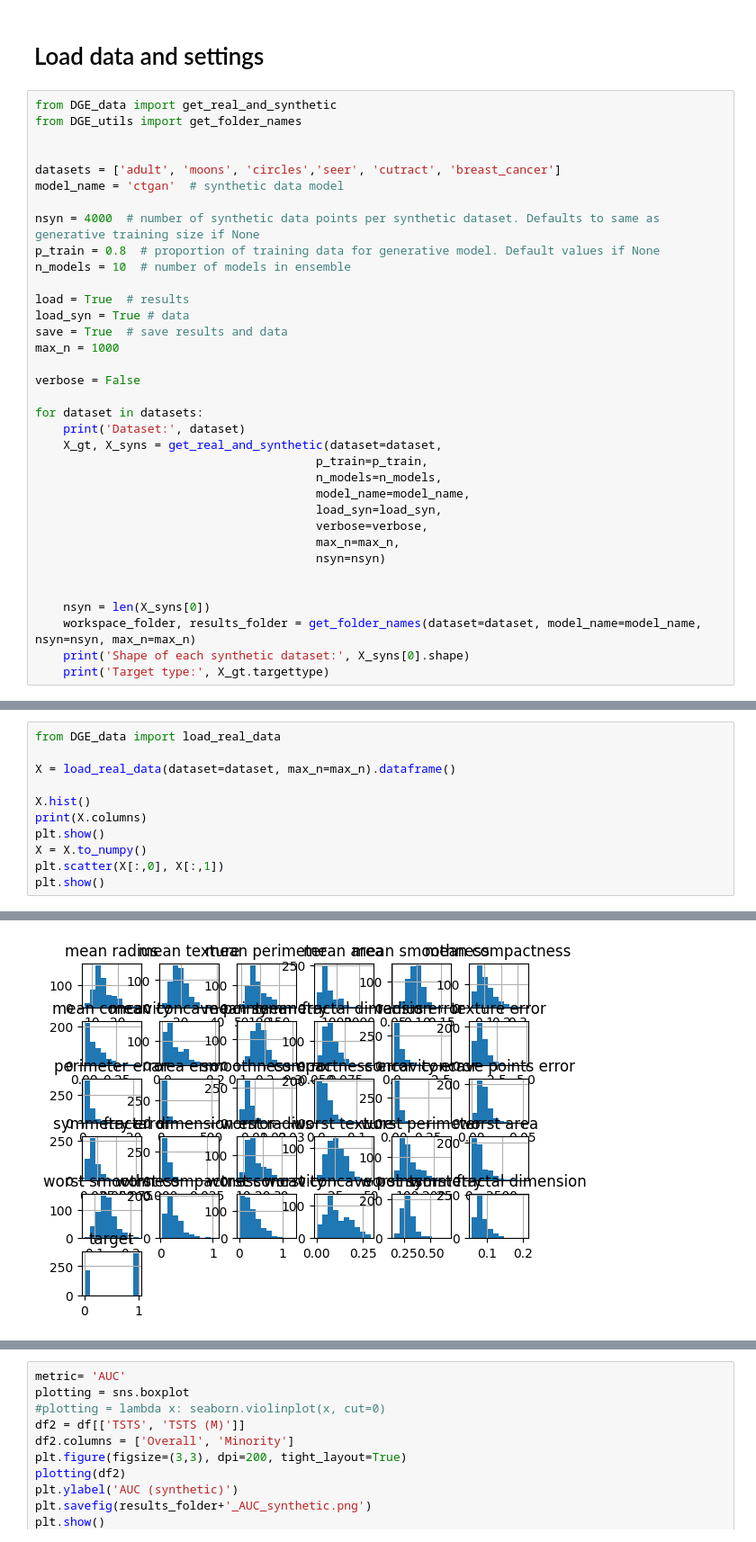
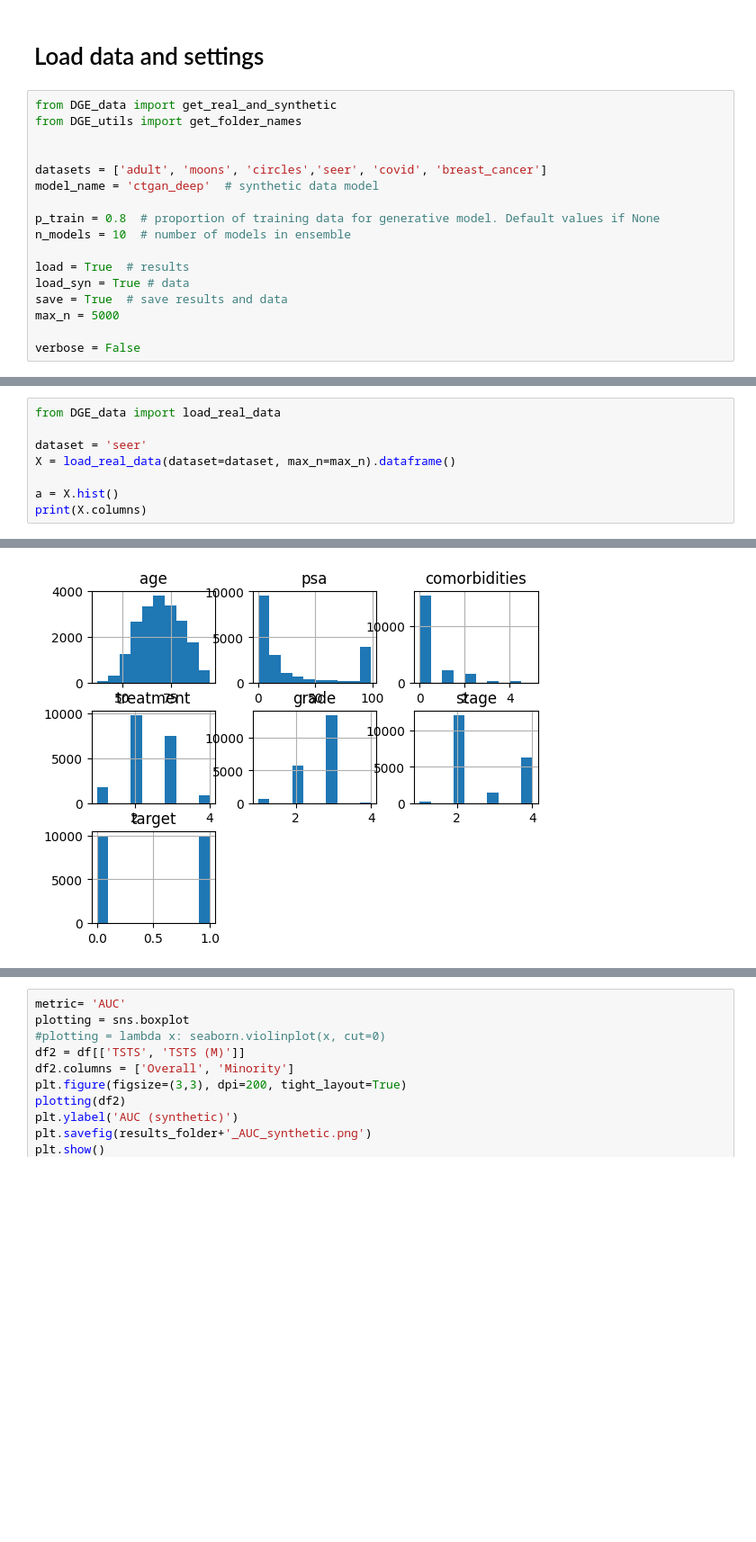
Before and after one commit to bvanbreugel/deep_generative_ensemble, a Jupyter notebook: underrepresented_study.ipynb, the cells around one changed output, grey strips where cells are left out. Shown at 90% size. Drawn from its saved outputs; the diff is of its cells as text; blank space fills up the shorter version.

```diff
--- a/underrepresented_study.ipynb
+++ b/underrepresented_study.ipynb
@@ -34,33 +34,15 @@ from DGE_data import get_real_and_synthetic
 from DGE_utils import get_folder_names
 
 
-datasets = ['adult', 'moons', 'circles','seer', 'cutract', 'breast_cancer']
-model_name = 'ctgan'  # synthetic data model
+datasets = ['adult', 'moons', 'circles','seer', 'covid', 'breast_cancer']
+model_name = 'ctgan_deep'  # synthetic data model
 
-nsyn = 4000  # number of synthetic data points per synthetic dataset. Defaults to same as generative training size if None
 p_train = 0.8  # proportion of training data for generative model. Default values if None
 n_models = 10  # number of models in ensemble
 
 load = True  # results
 load_syn = True # data
 save = True  # save results and data
-max_n = 1000
+max_n = 5000
 
 verbose = False
-
-for dataset in datasets:
-    print('Dataset:', dataset)
-    X_gt, X_syns = get_real_and_synthetic(dataset=dataset,
-                                        p_train=p_train,
-                                        n_models=n_models,
-                                        model_name=model_name,
-                                        load_syn=load_syn,
-                                        verbose=verbose,
-                                        max_n=max_n,
-                                        nsyn=nsyn)
-
-
-    nsyn = len(X_syns[0])
-    workspace_folder, results_folder = get_folder_names(dataset=dataset, model_name=model_name, nsyn=nsyn, max_n=max_n)
-    print('Shape of each synthetic dataset:', X_syns[0].shape)
-    print('Target type:', X_gt.targettype)
@@ -86,12 +49,9 @@ KeyboardInterrupt:
 # %%
 from DGE_data import load_real_data
 
+dataset = 'seer'
 X = load_real_data(dataset=dataset, max_n=max_n).dataframe()
 
-X.hist()
+a = X.hist()
 print(X.columns)
-plt.show()
-X = X.to_numpy()
-plt.scatter(X[:,0], X[:,1])
-plt.show()
 # %% [output]
@@ -109 +59 @@ Index(['mean radius', 'mean texture', 'mean perimeter', 'mean area',
-[figure, old version]
+[figure, new version]
```
Also changed, not shown: parts of 29 cells of this notebook, 5 other files.
